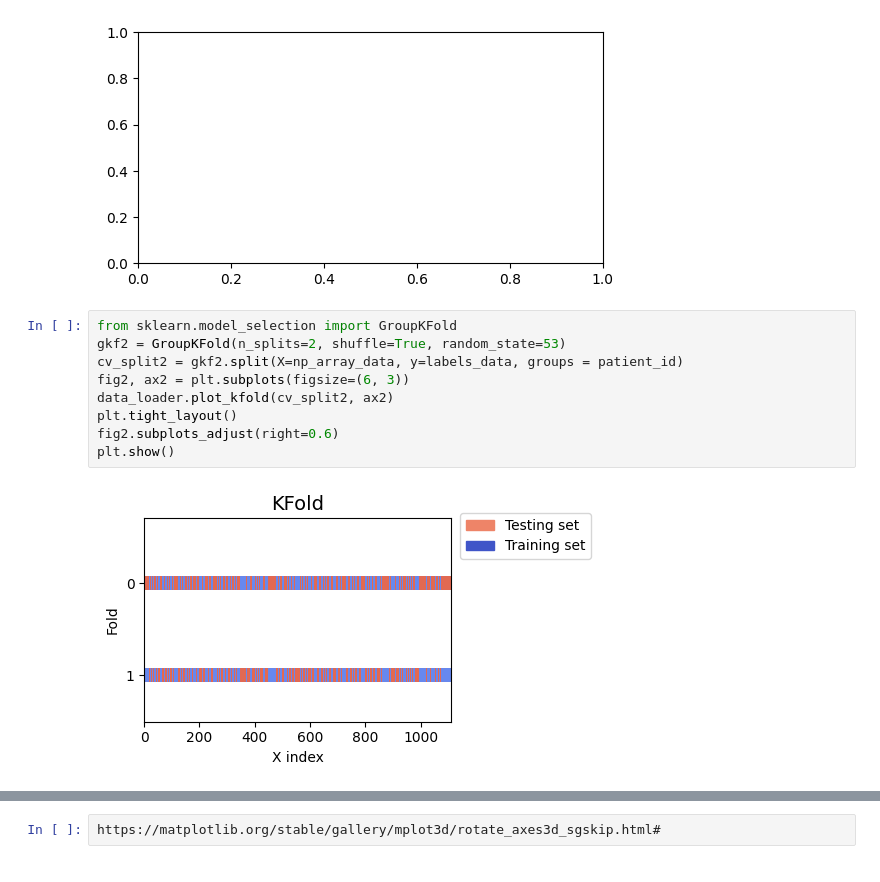
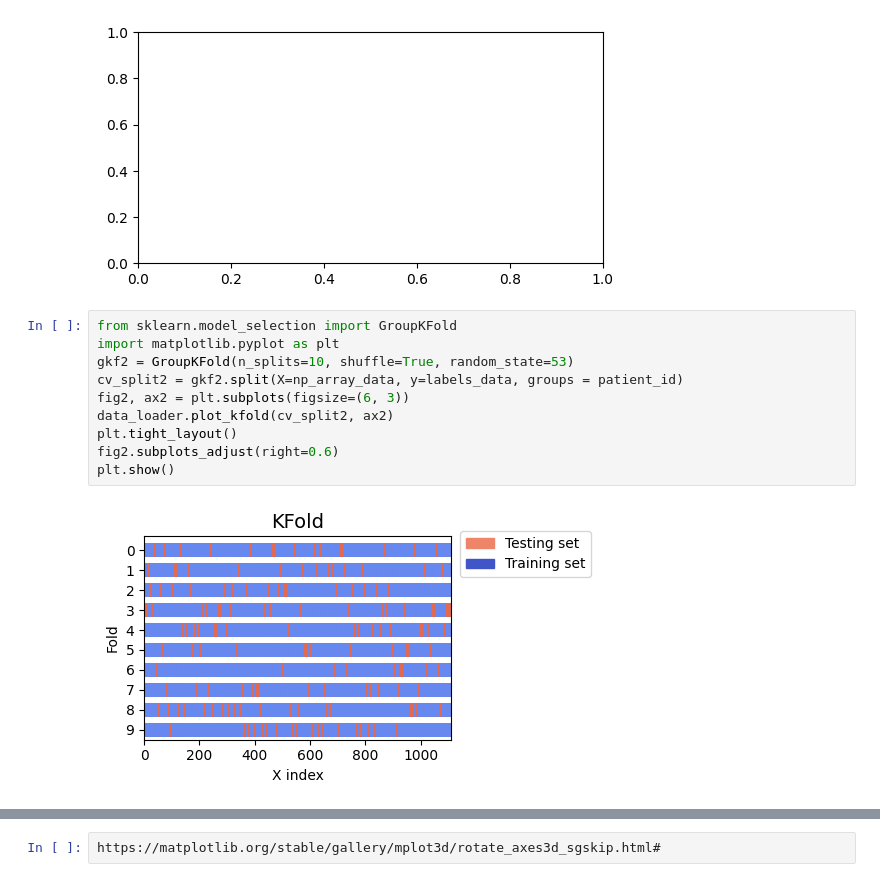
Before and after one commit to brombeersoufflee/master-thesis, a Jupyter notebook: data_npy_ex.ipynb, the cells around one changed output, grey strips where cells are left out. Drawn from its saved outputs; the diff is of its cells as text.

```diff
--- a/data_npy_ex.ipynb
+++ b/data_npy_ex.ipynb
@@ -37,13 +82,14 @@ NameError: name 'cv_split' is not defined
 [figure]
 # %%
 from sklearn.model_selection import GroupKFold
-gkf2 = GroupKFold(n_splits=2, shuffle=True, random_state=53)
+import matplotlib.pyplot as plt
+gkf2 = GroupKFold(n_splits=10, shuffle=True, random_state=53)
 cv_split2 = gkf2.split(X=np_array_data, y=labels_data, groups = patient_id)
 fig2, ax2 = plt.subplots(figsize=(6, 3))
 data_loader.plot_kfold(cv_split2, ax2)
 plt.tight_layout()
 fig2.subplots_adjust(right=0.6)
 plt.show()
 # %% [output]
-[figure, old version]
+[figure, new version]
 # %%
```
Also changed, not shown: parts of 11 cells of this notebook, 7 other files.
